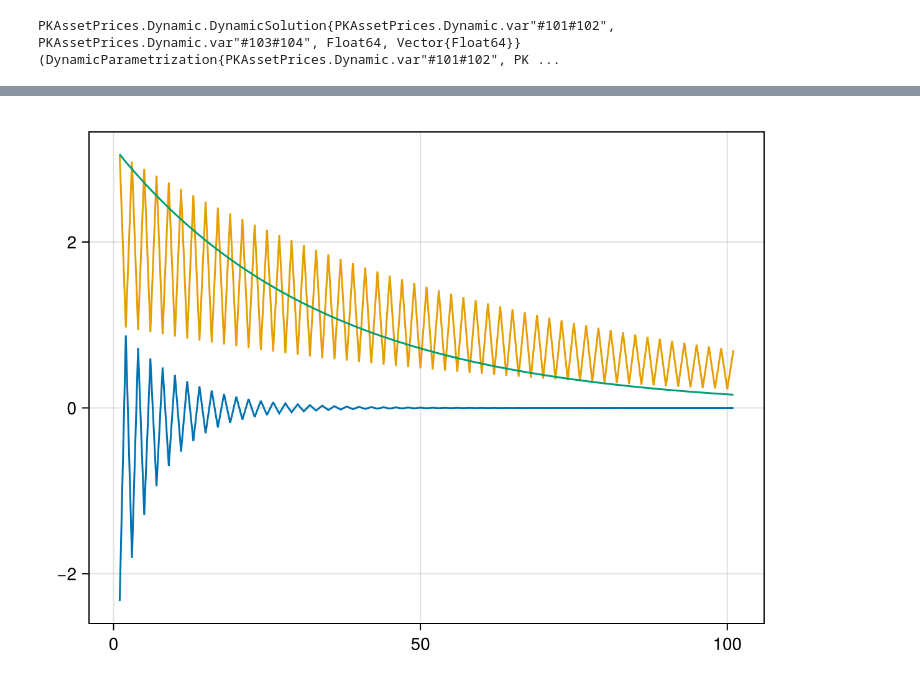
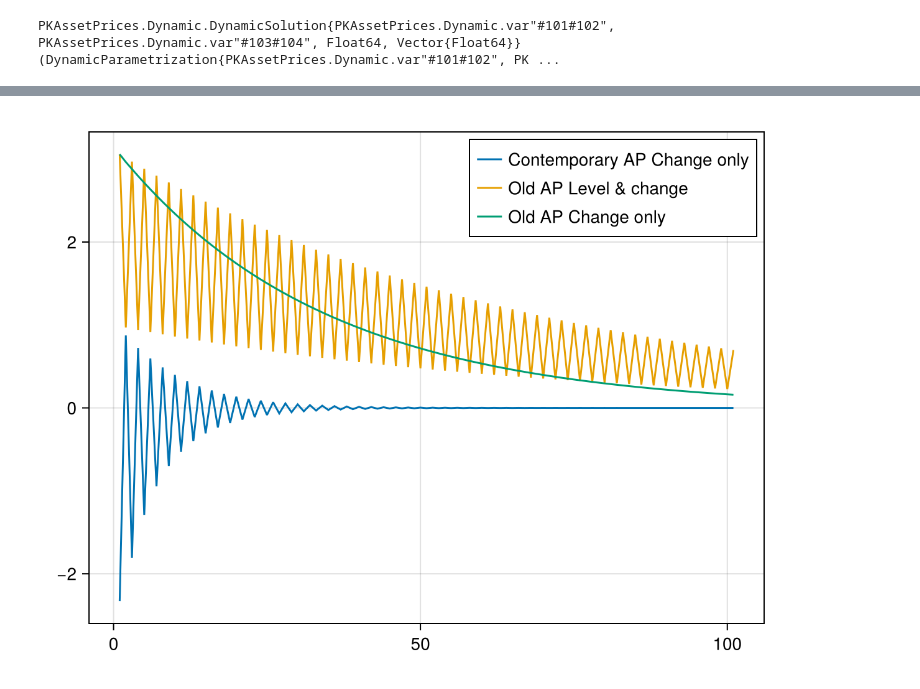
Before and after one commit to theplatters/PKAssetPrices, a Jupyter notebook: notebooks/ExperimentsAP.ipynb, the cells around one changed output, grey strips where cells are left out. Saved outputs shown, nothing was run; the diff lists cells and outputs as text; code cells hidden in the pictures.

```diff
--- a/notebooks/ExperimentsAP.ipynb
+++ b/notebooks/ExperimentsAP.ipynb
@@ -52,12 +42,13 @@ f
 # %%
 f = Figure()
 ax = Axis(f[1,1])
-lines!(ax,sol_Q2.paths[:AP])
-lines!(ax,sol_Q3.paths[:AP])
-lines!(ax,sol_Q4.paths[:AP])
+lines!(ax,sol_Q2.paths[:AP], label="Contemporary AP Change only")
+lines!(ax,sol_Q3.paths[:AP], label="Old AP Level & change ")
+lines!(ax,sol_Q4.paths[:AP], label="Old AP Change only")
+axislegend(ax)
 f
 # %% [output]
-[figure, old version]
+[figure, new version]
 # %%
 
 f = Figure()
```
Also changed, not shown: parts of 3 cells of this notebook, 1 other file.
